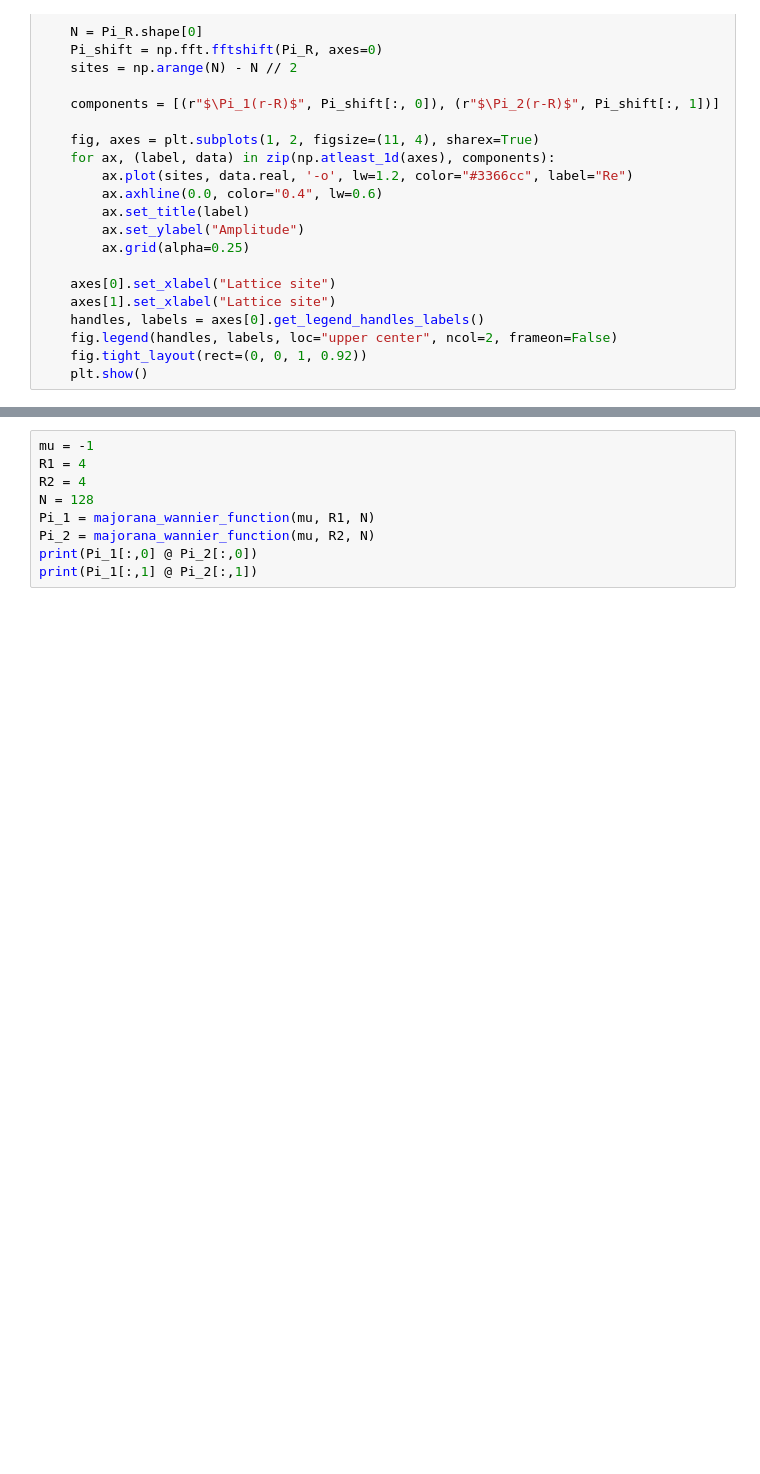
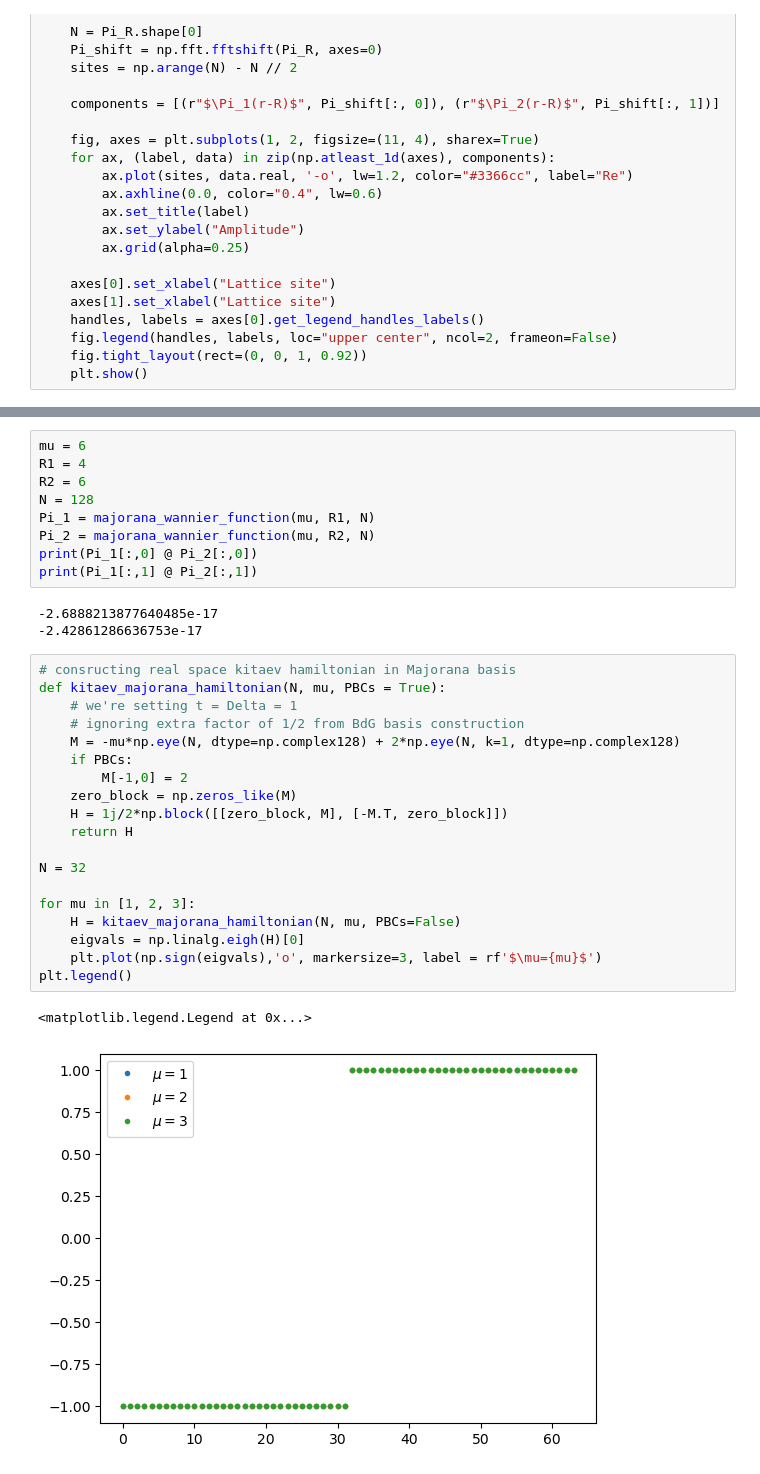
Before and after one commit to AsadullahBhuiyan/classD_1d_fermionic_adaptive_circuit, a Jupyter notebook: Majorana_Wannier_function_plotting.ipynb, the cells around one changed output, grey strips where cells are left out. Drawn from its saved outputs; the diff is of its cells as text; blank space fills up the shorter version.

```diff
--- a/Majorana_Wannier_function_plotting.ipynb
+++ b/Majorana_Wannier_function_plotting.ipynb
@@ -103,9 +110,34 @@ print(Pi_R[:,1] @ Pi_R[:,1])
 # %%
-mu = -1
+mu = 6
 R1 = 4
-R2 = 4
+R2 = 6
 N = 128
 Pi_1 = majorana_wannier_function(mu, R1, N)
 Pi_2 = majorana_wannier_function(mu, R2, N)
 print(Pi_1[:,0] @ Pi_2[:,0])
 print(Pi_1[:,1] @ Pi_2[:,1])
+# %% [output]
+-2.6888213877640485e-17
+-2.42861286636753e-17
+# %%
+# consructing real space kitaev hamiltonian in Majorana basis
+def kitaev_majorana_hamiltonian(N, mu, PBCs = True):
+    # we're setting t = Delta = 1
+    # ignoring extra factor of 1/2 from BdG basis construction
+    M = -mu*np.eye(N, dtype=np.complex128) + 2*np.eye(N, k=1, dtype=np.complex128)
+    if PBCs:
+        M[-1,0] = 2
+    zero_block = np.zeros_like(M)
+    H = 1j/2*np.block([[zero_block, M], [-M.T, zero_block]])
+    return H
+
+N = 32
+
+for mu in [1, 2, 3]:
+    H = kitaev_majorana_hamiltonian(N, mu, PBCs=False)
+    eigvals = np.linalg.eigh(H)[0]
+    plt.plot(np.sign(eigvals),'o', markersize=3, label = rf'$\mu={mu}$')
+plt.legend()
+# %% [output]
+<matplotlib.legend.Legend at 0x...>
+[figure, added]
```
Also changed, not shown: parts of 7 cells of this notebook, 1 other file.
